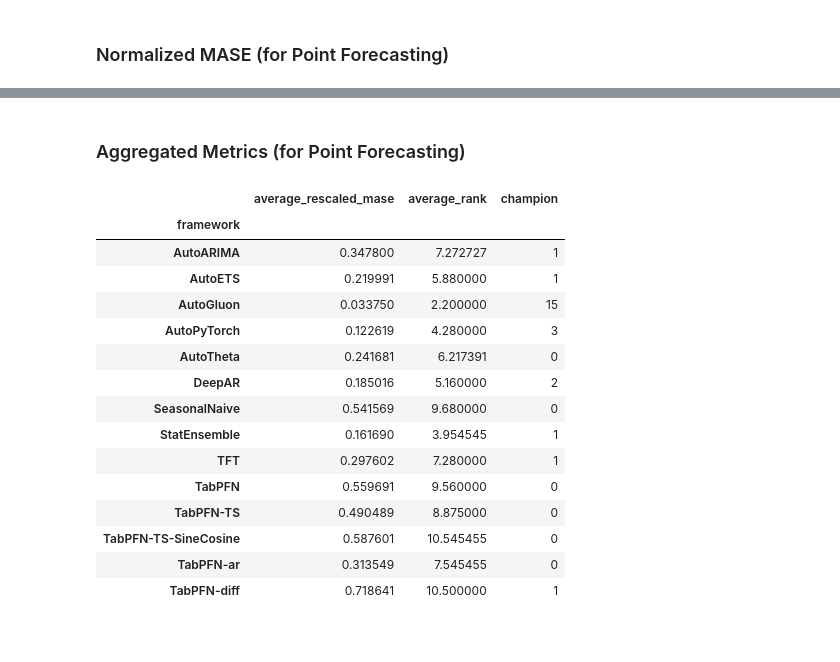
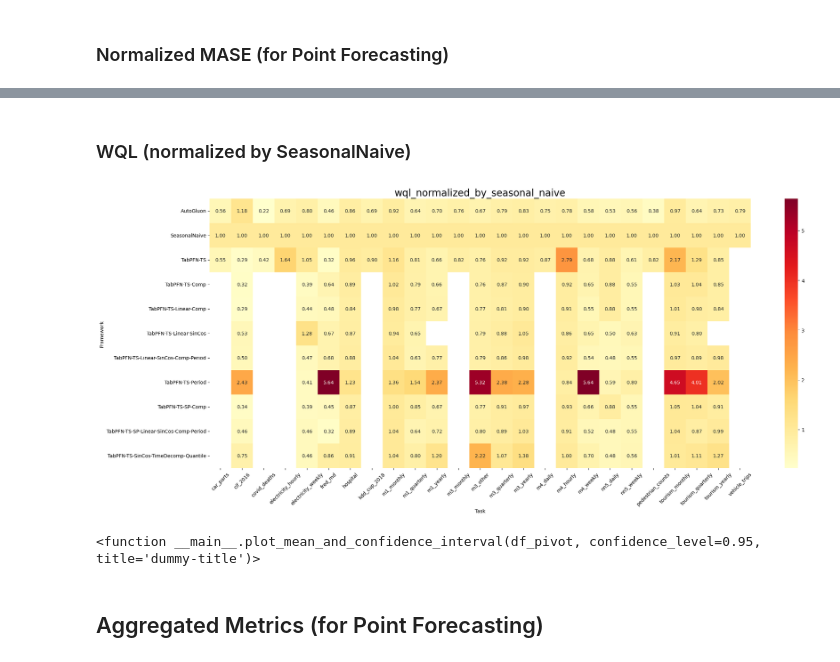
Before and after one commit to liam-sbhoo/automlbenchmark, a Jupyter notebook: master_results/plot_wandb.ipynb, the cells around one changed output, grey strips where cells are left out. Drawn from its saved outputs; the diff is of its cells as text; code cells hidden in the pictures.

```diff
--- a/master_results/plot_wandb.ipynb
+++ b/master_results/plot_wandb.ipynb
@@ -310,21 +350,10 @@ plot_mean_and_confidence_interval(df_norm_mase_pivot, confidence_level)
+# %% [markdown]
+### WQL (normalized by SeasonalNaive)
+# %%
+plot_metric_against_framework(df_all_runs, 'wql_normalized_by_seasonal_naive', annot_format=".2f")
+plot_mean_and_confidence_interval
+# %% [output]
+[figure, added]
+<function __main__.plot_mean_and_confidence_interval(df_pivot, confidence_level=0.95, title='dummy-title')>
 # %% [markdown]
-### Aggregated Metrics (for Point Forecasting)
+## Aggregated Metrics (for Point Forecasting)
-# %%
-calculate_framework_metrics(df_norm_mase_pivot)
-# %% [output]
-|  | average_rescaled_mase | average_rank | champion |
-| framework |  |  |  |
-| AutoARIMA | 0.347800 | 7.272727 | 1 |
-| AutoETS | 0.219991 | 5.880000 | 1 |
-| AutoGluon | 0.033750 | 2.200000 | 15 |
-| AutoPyTorch | 0.122619 | 4.280000 | 3 |
-| AutoTheta | 0.241681 | 6.217391 | 0 |
-| DeepAR | 0.185016 | 5.160000 | 2 |
-| SeasonalNaive | 0.541569 | 9.680000 | 0 |
-| StatEnsemble | 0.161690 | 3.954545 | 1 |
-| TFT | 0.297602 | 7.280000 | 1 |
-| TabPFN | 0.559691 | 9.560000 | 0 |
-| TabPFN-TS | 0.490489 | 8.875000 | 0 |
-| TabPFN-TS-SineCosine | 0.587601 | 10.545455 | 0 |
-| TabPFN-ar | 0.313549 | 7.545455 | 0 |
-| TabPFN-diff | 0.718641 | 10.500000 | 1 |
```
Also changed, not shown: parts of 31 cells of this notebook, 12 other files.
